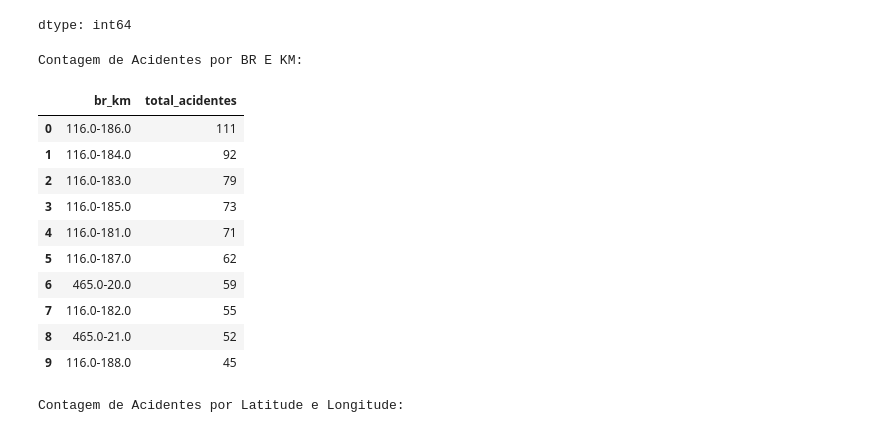
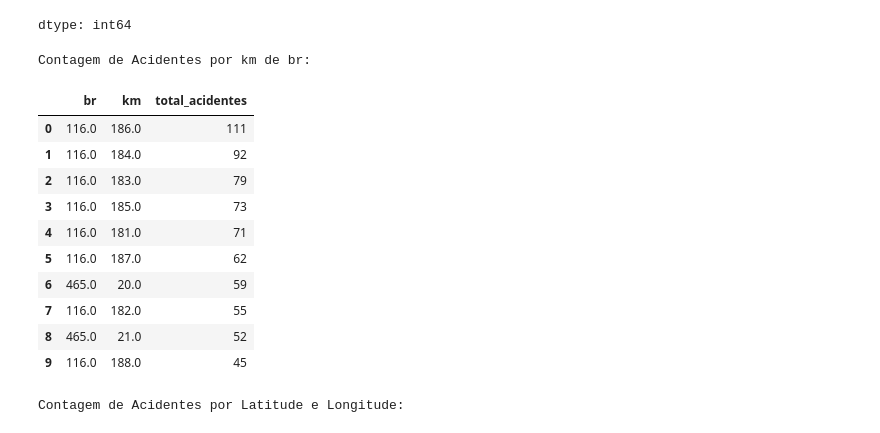
Before and after one commit to JoaoSchneiderr/Minera-o-de-Dados, a Jupyter notebook: notebooks/Getting_started_with_google_colab_ai.ipynb, the cells around one changed output. Cells and saved outputs as stored; diff of their text form; code cells hidden in the pictures.

```diff
--- a/notebooks/Getting_started_with_google_colab_ai.ipynb
+++ b/notebooks/Getting_started_with_google_colab_ai.ipynb
@@ -447,22 +447,22 @@ acidentes_por_br
 | 40 | 1 |
 dtype: int64
 # %%
-top10_br_por_km = (nova_iguacu_df[['br_km']].value_counts().head(10).reset_index(name='total_acidentes'))
-print("\nContagem de Acidentes por BR E KM:")
-top10_br_por_km
+top10_por_br_km = (nova_iguacu_df[['br', 'km']].value_counts().head(10).reset_index(name='total_acidentes'))
+print("\nContagem de Acidentes por km de br:")
+top10_por_br_km
 # %% [output]
-Contagem de Acidentes por BR E KM:
+Contagem de Acidentes por km de br:
-|  | br_km | total_acidentes |
-| 0 | 116.0-186.0 | 111 |
-| 1 | 116.0-184.0 | 92 |
-| 2 | 116.0-183.0 | 79 |
-| 3 | 116.0-185.0 | 73 |
-| 4 | 116.0-181.0 | 71 |
-| 5 | 116.0-187.0 | 62 |
-| 6 | 465.0-20.0 | 59 |
-| 7 | 116.0-182.0 | 55 |
-| 8 | 465.0-21.0 | 52 |
-| 9 | 116.0-188.0 | 45 |
+|  | br | km | total_acidentes |
+| 0 | 116.0 | 186.0 | 111 |
+| 1 | 116.0 | 184.0 | 92 |
+| 2 | 116.0 | 183.0 | 79 |
+| 3 | 116.0 | 185.0 | 73 |
+| 4 | 116.0 | 181.0 | 71 |
+| 5 | 116.0 | 187.0 | 62 |
+| 6 | 465.0 | 20.0 | 59 |
+| 7 | 116.0 | 182.0 | 55 |
+| 8 | 465.0 | 21.0 | 52 |
+| 9 | 116.0 | 188.0 | 45 |
 # %%
 top10_por_longitude_lagitude = (nova_iguacu_df[['latitude', 'longitude']].value_counts().head(10).reset_index(name='total_acidentes'))
 print("\nContagem de Acidentes por Latitude e Longitude:")
```
Also changed, not shown: parts of 1 cell of this notebook.
